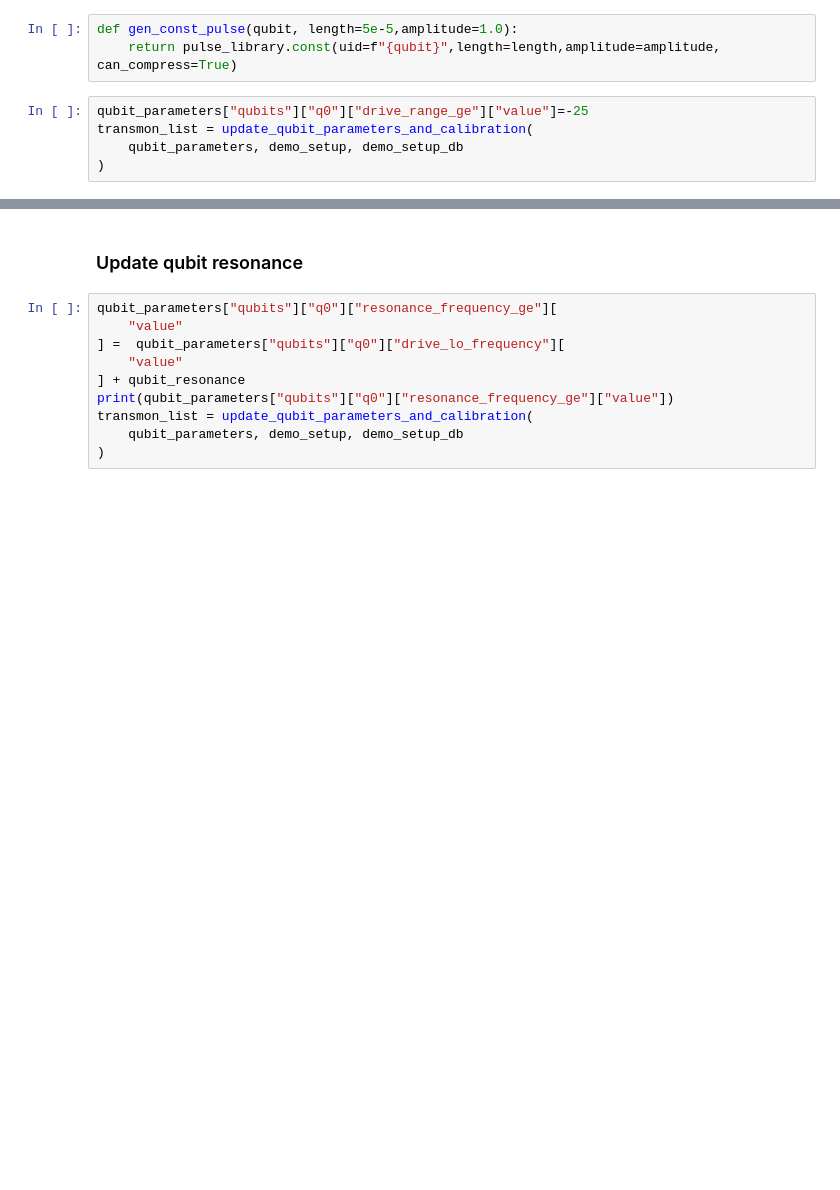
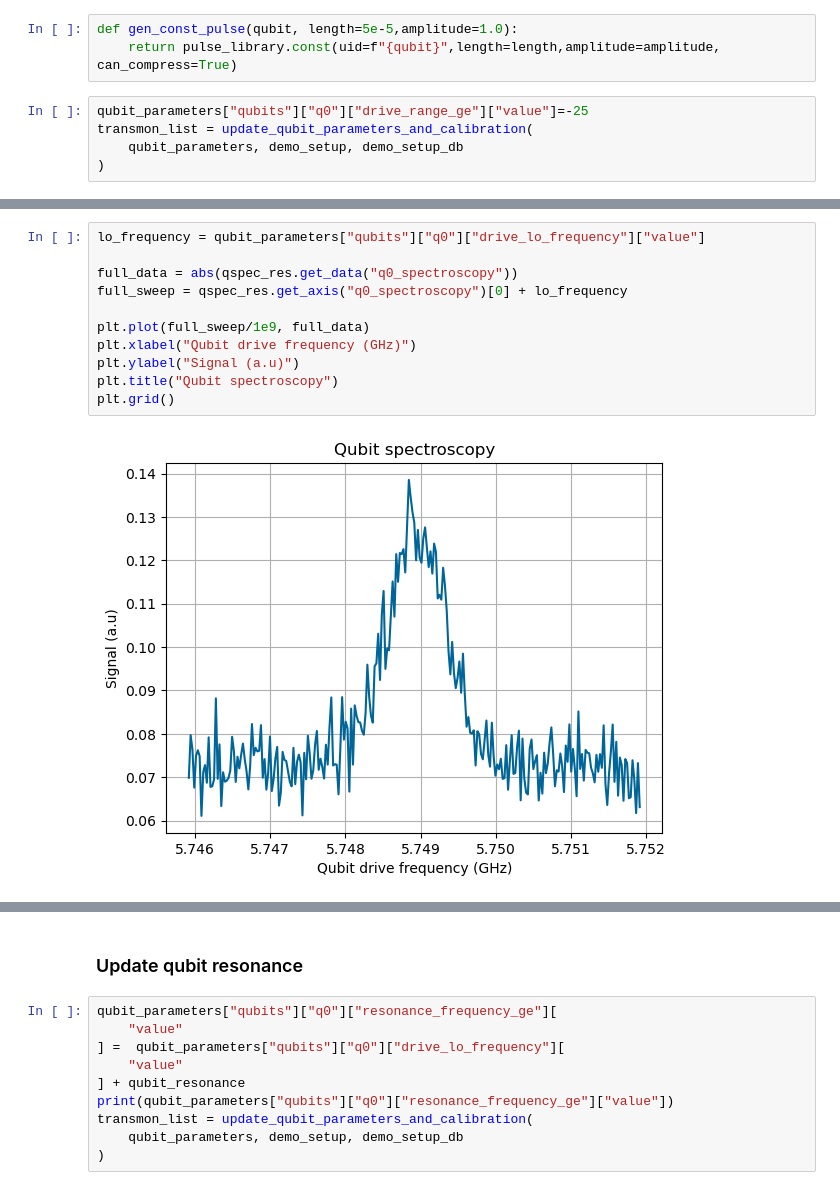
Before and after one commit to ngchihuan/Tune_up_scripts, a Jupyter notebook: Tune_Up_Active_Reset.ipynb, the cells around one changed output, grey strips where cells are left out. Cells and saved outputs as stored; diff of their text form; blank space fills up the shorter version.

```diff
--- a/Tune_Up_Active_Reset.ipynb
+++ b/Tune_Up_Active_Reset.ipynb
@@ -399 +416,14 @@ plot_results(qspec_res)
+# %%
+lo_frequency = qubit_parameters["qubits"]["q0"]["drive_lo_frequency"]["value"]
+
+full_data = abs(qspec_res.get_data("q0_spectroscopy"))
+full_sweep = qspec_res.get_axis("q0_spectroscopy")[0] + lo_frequency
+
+plt.plot(full_sweep/1e9, full_data)
+plt.xlabel("Qubit drive frequency (GHz)")
+plt.ylabel("Signal (a.u)")
+plt.title("Qubit spectroscopy")
+plt.grid()
+# %% [output]
+[figure, added]
 # %%
```
Also changed, not shown: parts of 42 cells of this notebook, 2 other files.
